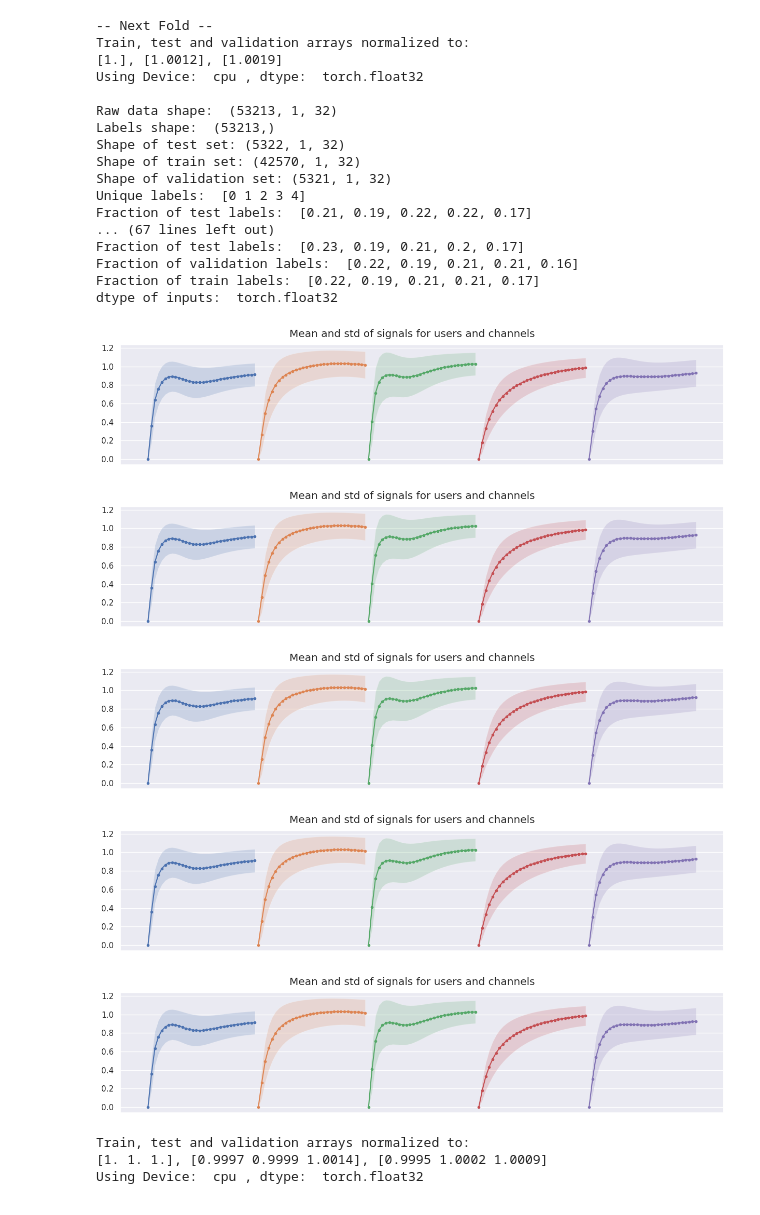
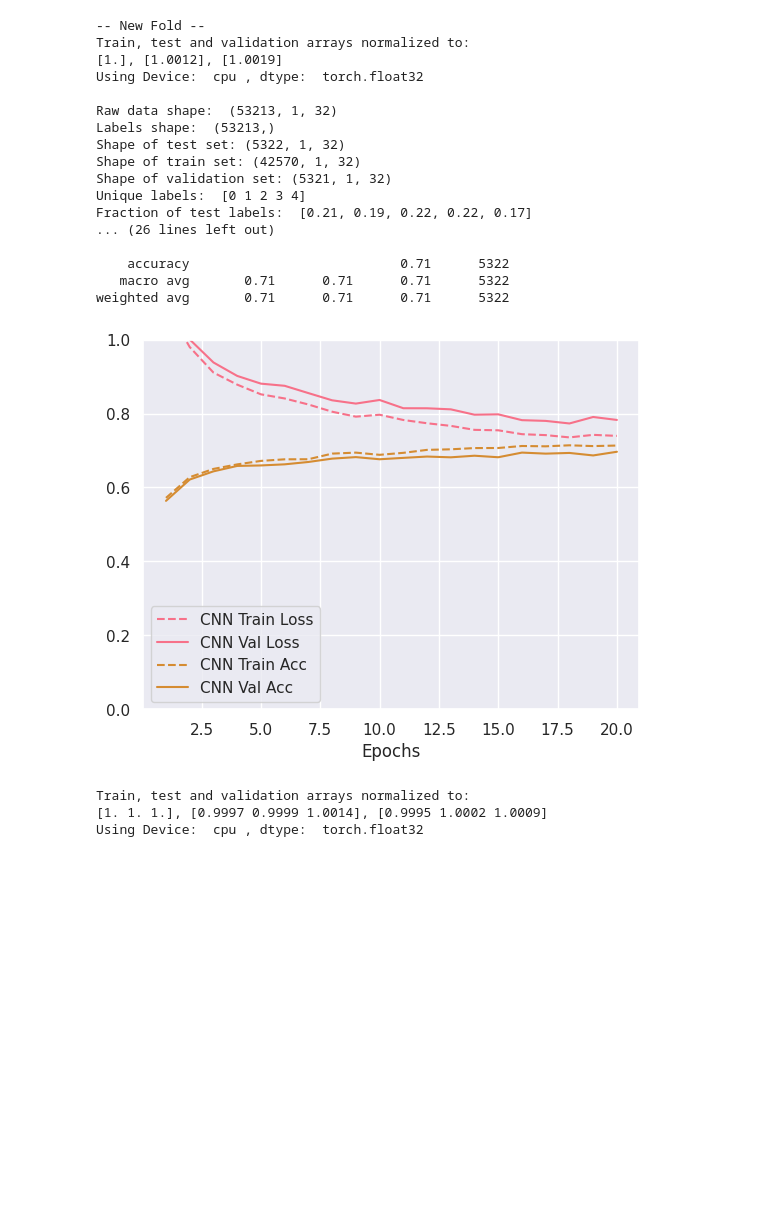
Before and after one commit to GuiMacielPereira/sensor_ML, a Jupyter notebook: notebooks/02_cnn.sync.ipynb, the cells around one changed output. Saved outputs shown, nothing was run; the diff lists cells and outputs as text; code cells hidden in the pictures; blank space fills up the shorter version.

Commit message:
Implemented working verison of cross-validation with 5 folds for CNN.

```diff
--- a/notebooks/02_cnn.sync.ipynb
+++ b/notebooks/02_cnn.sync.ipynb
@@ -2,46 +2,62 @@
 # Notebook to explore more serious convolutional networks
 # i.e. includes analysis of training and test accuracies
 # %%
-# Standard example
 from peratouch.data import Data
 from peratouch.trainer import Trainer
 from peratouch.results import Results
 from peratouch.networks import CNN
 # from peratouch.config import datapath_five_users
 from peratouch.config import path_five_users_main, path_five_users_first
 
 D = Data(path_five_users_main, triggers=True, releases=False)
 D.shuffle()
 D.halve_raw_data()
-D.make_folds()
-for f in range(5):
-    print("\n\n-- Next Fold --")
+
+# Create indices of several folds
+n_folds = 5
+D.make_folds(n_folds)     # Makes indices available inside class
+
+predictions = []
+actual_vals = []
+
+n_runs = 1
+for f in range(n_runs):
     D.next_fold()
-    # D.split()
     D.normalize()
     D.tensors_to_device()
     D.print_shapes()
-    D.plot_data()
+    # D.plot_data()
+    model = CNN(n_ch=1)      # Initialize new model each fold
+    T = Trainer(D)
+    T.setup(model, max_epochs=20, batch_size=int(len(D.xtr)/20))       # 20 minibatches
+    T.train_model(model)
+    T.plot_train()
+    R = Results(D, model)
+    preds, actual = R.get_preds_actual()
+    # R.test_metrics(report=True, conf_matrix=False)
+    # R.find_most_uncertain_preds()
+
+    predictions.extend(preds)
+    actual_vals.extend(actual)
+
+import sklearn
+print(sklearn.metrics.classification_report(actual_vals, predictions))
 # %% [output]
--- Next Fold --
+-- New Fold --
 Train, test and validation arrays normalized to:
 [1.], [1.0012], [1.0019]
 Using Device:  cpu , dtype:  torch.float32
 
 Raw data shape:  (53213, 1, 32)
 Labels shape:  (53213,)
 Shape of test set: (5322, 1, 32)
 Shape of train set: (42570, 1, 32)
 Shape of validation set: (5321, 1, 32)
 Unique labels:  [0 1 2 3 4]
 Fraction of test labels:  [0.21, 0.19, 0.22, 0.22, 0.17]
-... (67 lines left out)
-Fraction of test labels:  [0.23, 0.19, 0.21, 0.2, 0.17]
-Fraction of validation labels:  [0.22, 0.19, 0.21, 0.21, 0.16]
-Fraction of train labels:  [0.22, 0.19, 0.21, 0.21, 0.17]
-dtype of inputs:  torch.float32
+... (26 lines left out)
+
+    accuracy                           0.71      5322
+   macro avg       0.71      0.71      0.71      5322
+weighted avg       0.71      0.71      0.71      5322
-[figure, old version]
+[figure, new version]
-[figure, removed]
-[figure, removed]
-[figure, removed]
-[figure, removed]
```
Also changed, not shown: parts of 1 cell of this notebook, 5 other files.
